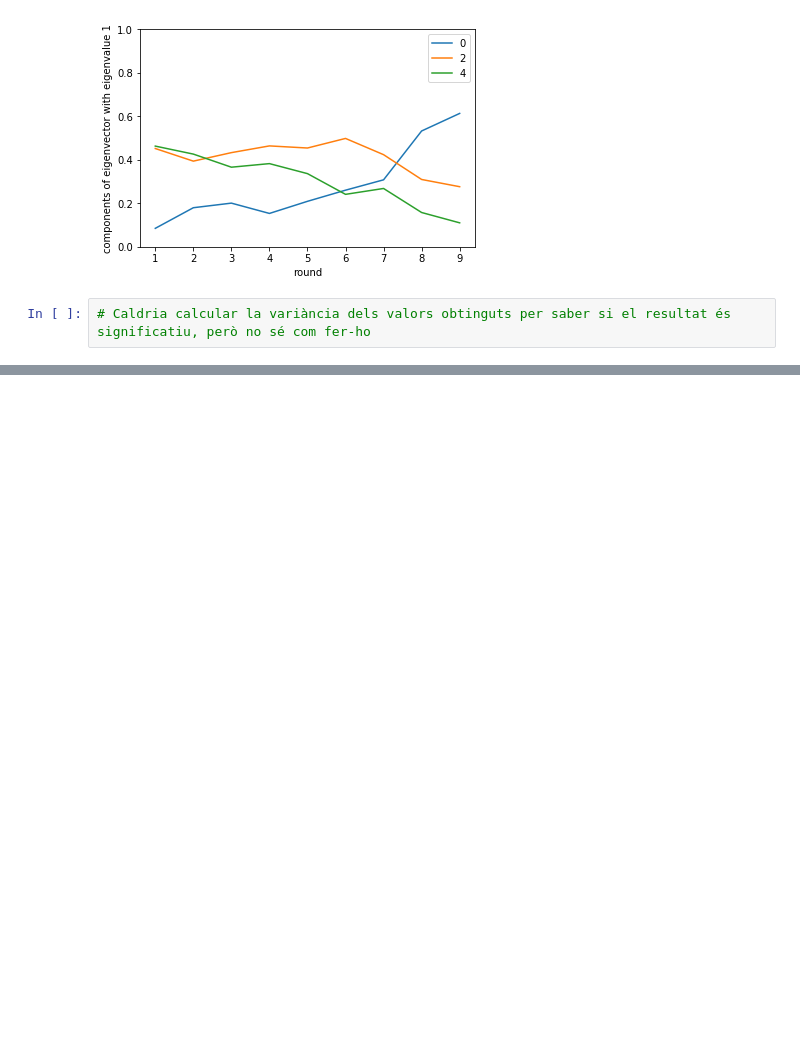
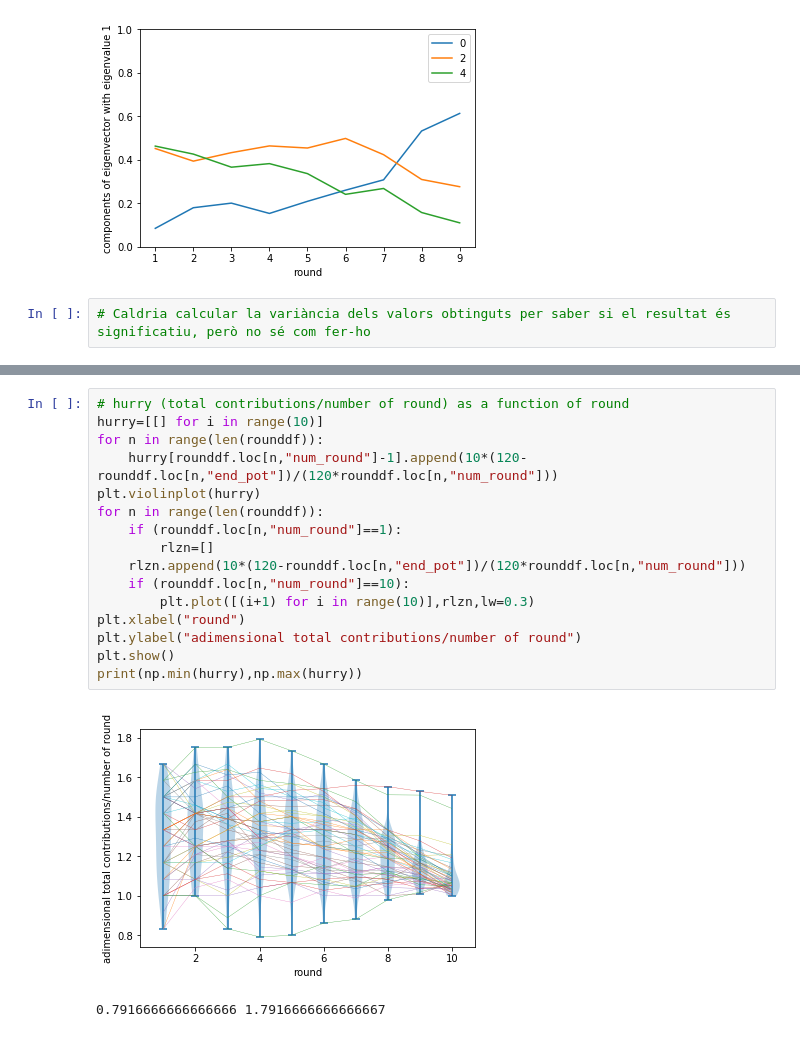
Before and after one commit to canigocallau/TFM, a Jupyter notebook: Transition matrix Climate Game.ipynb, the cells around one changed output, grey strips where cells are left out. Drawn from its saved outputs; the diff is of its cells as text; blank space fills up the shorter version.

```diff
--- a/Transition matrix Climate Game.ipynb
+++ b/Transition matrix Climate Game.ipynb
@@ -326,0 +361,19 @@ plt.show()
+# %%
+# hurry (total contributions/number of round) as a function of round
+hurry=[[] for i in range(10)]
+for n in range(len(rounddf)):
+    hurry[rounddf.loc[n,"num_round"]-1].append(10*(120-rounddf.loc[n,"end_pot"])/(120*rounddf.loc[n,"num_round"]))
+plt.violinplot(hurry)
+for n in range(len(rounddf)):
+    if (rounddf.loc[n,"num_round"]==1):
+        rlzn=[]
+    rlzn.append(10*(120-rounddf.loc[n,"end_pot"])/(120*rounddf.loc[n,"num_round"]))
+    if (rounddf.loc[n,"num_round"]==10):
+        plt.plot([(i+1) for i in range(10)],rlzn,lw=0.3)
+plt.xlabel("round")
+plt.ylabel("adimensional total contributions/number of round")
+plt.show()
+print(np.min(hurry),np.max(hurry))
+# %% [output]
+[figure, added]
+0.7916666666666666 1.7916666666666667
```
Also changed, not shown: parts of 14 cells of this notebook, 6 other files.
